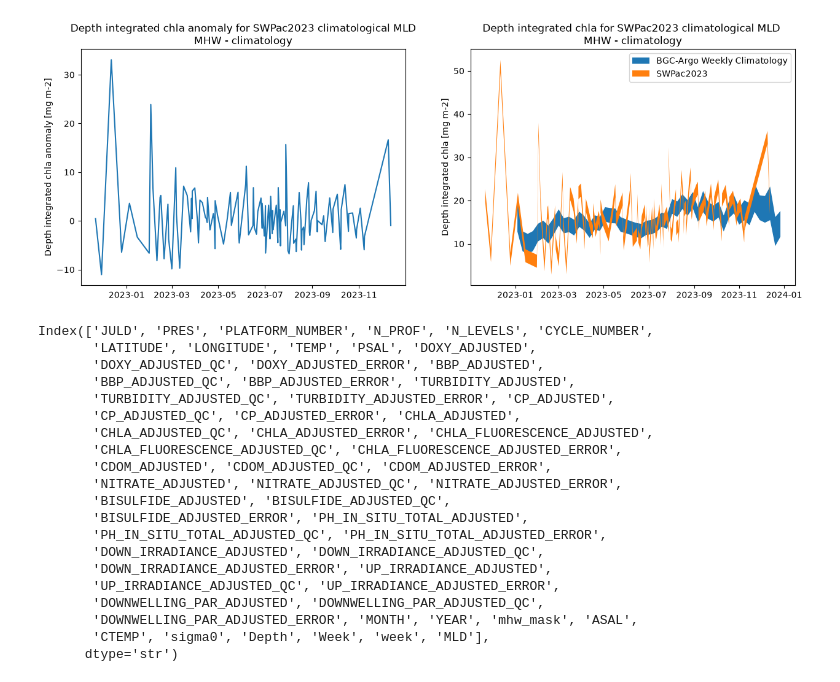
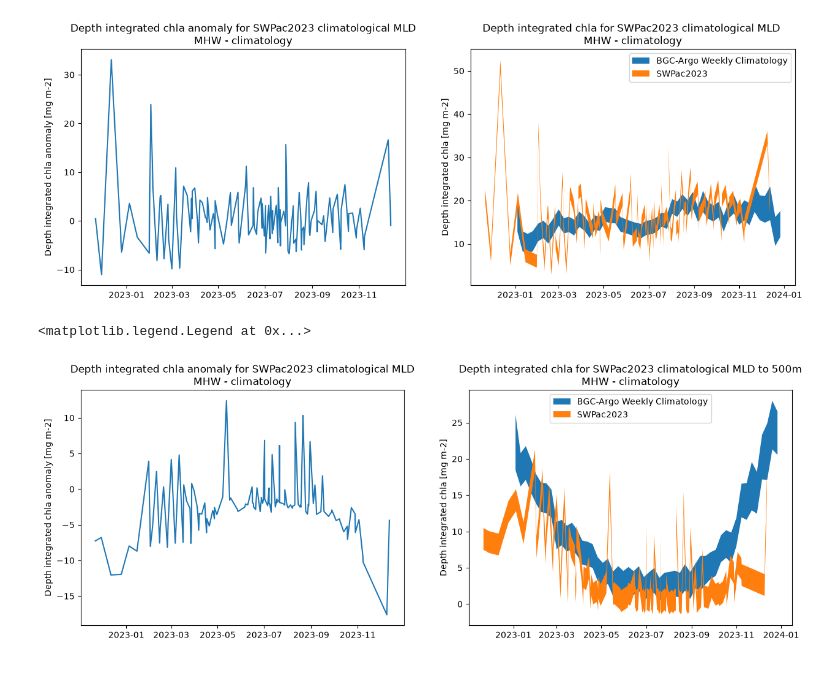
Before and after one commit to go-bgc/Marine-Heat-Waves, a Jupyter notebook: contributors/abby/LoadData_AB.ipynb, the cells around one changed output. Cells and saved outputs as stored; diff of their text form; code cells hidden in the pictures.

```diff
--- a/contributors/abby/LoadData_AB.ipynb
+++ b/contributors/abby/LoadData_AB.ipynb
@@ -1429,25 +1447,37 @@ ax.legend()
 <matplotlib.legend.Legend at 0x...>
 [figure]
 # %%
-DFMHW.keys()
+fig, axarr = plt.subplots(ncols = 2, figsize = [15,5])
+axarr = axarr.flatten()
+
+ax = axarr[0]
+x = DF_anom_subMLD['JULD']
+y = DF_anom_subMLD['CHLA_integrated']
+ax.plot(x,y)
+ax.set_ylabel("Depth integrated chla anomaly [mg m-2]")
+ax.set_title(f"Depth integrated chla anomaly for {hw} climatological MLD\nMHW - climatology")
+
+ax = axarr[1]
+dates = [datetime.date.fromisocalendar(2023, int(week), 3)
+         for week in (DFCLIM_integrated_subMLD.groupby('Week').mean(numeric_only=True).reset_index()['Week'])
+         if week != 53
+        ]
+y = DFCLIM_integrated_subMLD.groupby('Week').mean(numeric_only=True).reset_index()
+if 'CHLA_integrated' in y.columns:
+    var = 'CHLA_integrated'
+elif 'CHLA_integrated_mean' in y.columns:
+    var = 'CHLA_integrated_mean'
+y = y[var][y['Week'] < 53]
+yerr = np.sqrt(DF_weekly['CHLA_integrated_se'][DF_weekly['Week']<53]**2 + 1.5**2)
+ax.fill_between(dates,y + yerr, y - yerr, label = "BGC-Argo Weekly Climatology")
+
+x = DFMHW_integrated_subMLD['JULD']
+y = DFMHW_integrated_subMLD['CHLA_integrated']
+yerr = 1.5
+ax.fill_between(x,y - yerr, y + yerr, label = f"{hw}")
+ax.set_ylabel("Depth integrated chla [mg m-2]")
+ax.set_title(f"Depth integrated chla for {hw} climatological MLD to 500m\nMHW - climatology")
+ax.legend()
 # %% [output]
-Index(['JULD', 'PRES', 'PLATFORM_NUMBER', 'N_PROF', 'N_LEVELS', 'CYCLE_NUMBER',
-       'LATITUDE', 'LONGITUDE', 'TEMP', 'PSAL', 'DOXY_ADJUSTED',
-       'DOXY_ADJUSTED_QC', 'DOXY_ADJUSTED_ERROR', 'BBP_ADJUSTED',
-       'BBP_ADJUSTED_QC', 'BBP_ADJUSTED_ERROR', 'TURBIDITY_ADJUSTED',
-       'TURBIDITY_ADJUSTED_QC', 'TURBIDITY_ADJUSTED_ERROR', 'CP_ADJUSTED',
-       'CP_ADJUSTED_QC', 'CP_ADJUSTED_ERROR', 'CHLA_ADJUSTED',
-       'CHLA_ADJUSTED_QC', 'CHLA_ADJUSTED_ERROR', 'CHLA_FLUORESCENCE_ADJUSTED',
-       'CHLA_FLUORESCENCE_ADJUSTED_QC', 'CHLA_FLUORESCENCE_ADJUSTED_ERROR',
-       'CDOM_ADJUSTED', 'CDOM_ADJUSTED_QC', 'CDOM_ADJUSTED_ERROR',
-       'NITRATE_ADJUSTED', 'NITRATE_ADJUSTED_QC', 'NITRATE_ADJUSTED_ERROR',
-       'BISULFIDE_ADJUSTED', 'BISULFIDE_ADJUSTED_QC',
-       'BISULFIDE_ADJUSTED_ERROR', 'PH_IN_SITU_TOTAL_ADJUSTED',
-       'PH_IN_SITU_TOTAL_ADJUSTED_QC', 'PH_IN_SITU_TOTAL_ADJUSTED_ERROR',
-       'DOWN_IRRADIANCE_ADJUSTED', 'DOWN_IRRADIANCE_ADJUSTED_QC',
-       'DOWN_IRRADIANCE_ADJUSTED_ERROR', 'UP_IRRADIANCE_ADJUSTED',
-       'UP_IRRADIANCE_ADJUSTED_QC', 'UP_IRRADIANCE_ADJUSTED_ERROR',
-       'DOWNWELLING_PAR_ADJUSTED', 'DOWNWELLING_PAR_ADJUSTED_QC',
-       'DOWNWELLING_PAR_ADJUSTED_ERROR', 'MONTH', 'YEAR', 'mhw_mask', 'ASAL',
-       'CTEMP', 'sigma0', 'Depth', 'Week', 'week', 'MLD'],
-      dtype='str')
+<matplotlib.legend.Legend at 0x...>
+[figure, added]
```
Also changed, not shown: parts of 3 cells of this notebook, 1 other file.
